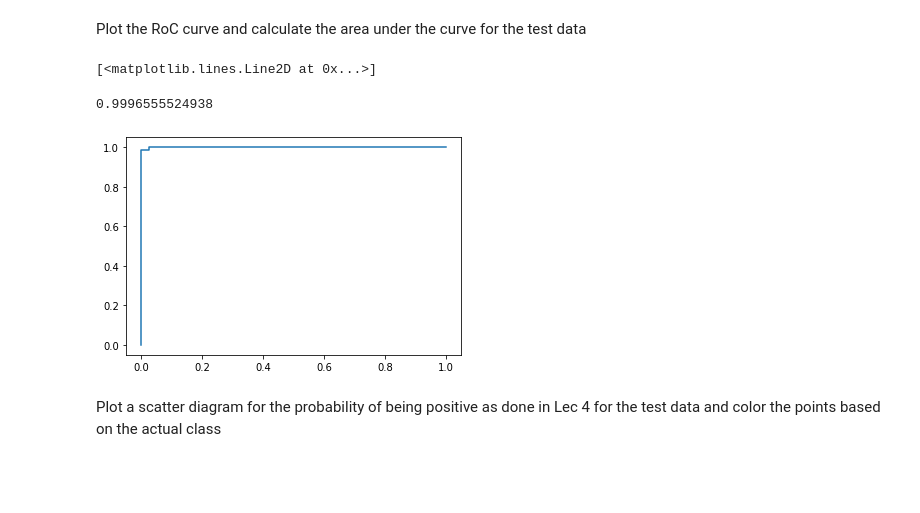
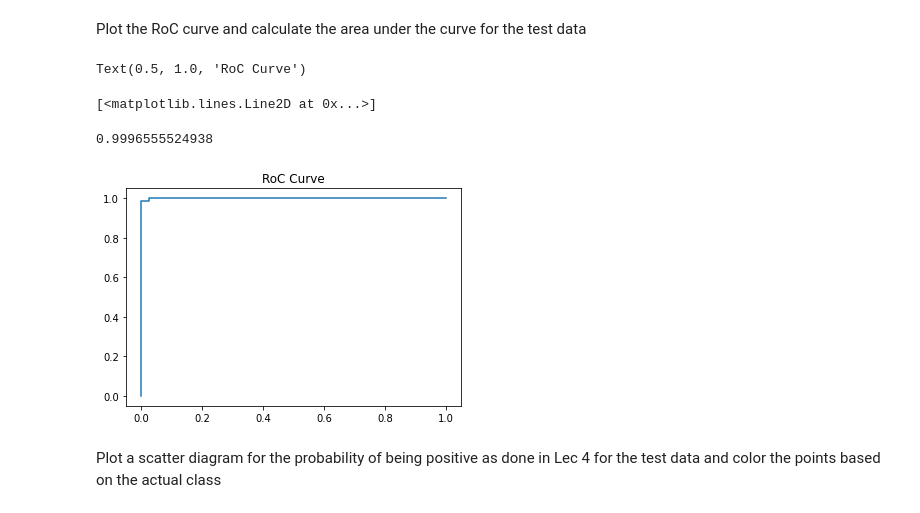
Before and after one commit to jacobofredy/BankNote, a Jupyter notebook: BankNote_ML.ipynb, the cells around one changed output. Drawn from its saved outputs; the diff is of its cells as text; code cells hidden in the pictures; blank space fills up the shorter version.

```diff
--- a/BankNote_ML.ipynb
+++ b/BankNote_ML.ipynb
@@ -282,13 +332,15 @@ The best F1 score for training data is 0.9934782608695653
 # %% [markdown]
 Plot the RoC curve and calculate the area under the curve for the test data
 # %%
+plt.title("RoC Curve")
 fpr, tpr,_  = metrics.roc_curve(y_test, prob_test[:,1])
 plt.plot(fpr, tpr)
 metrics.auc(fpr,tpr)
 # %% [output]
-[<matplotlib.lines.Line2D at 0x...>]
+Text(0.5, 1.0, 'RoC Curve')
-0.9996555524938
+[<matplotlib.lines.Line2D at 0x...>]
+0.9996555524938
-[figure, old version]
+[figure, new version]
 # %% [markdown]
 Plot a scatter diagram for the probability of being positive as done in Lec 4 for the test data and color the points based on the actual class
 # %%
```
Also changed, not shown: parts of 9 cells of this notebook.
